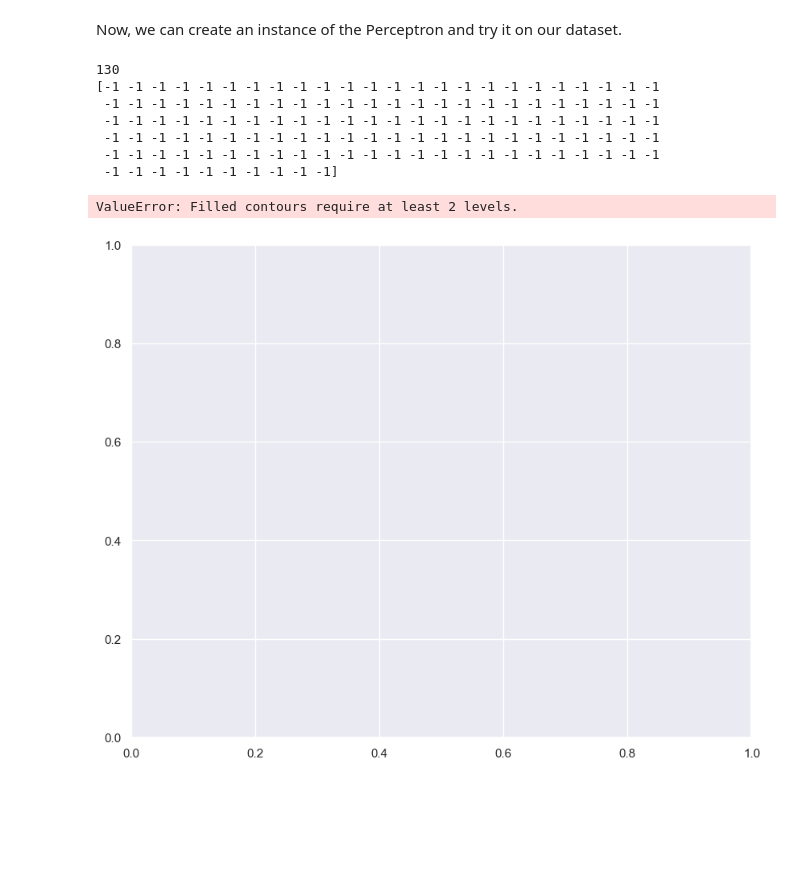
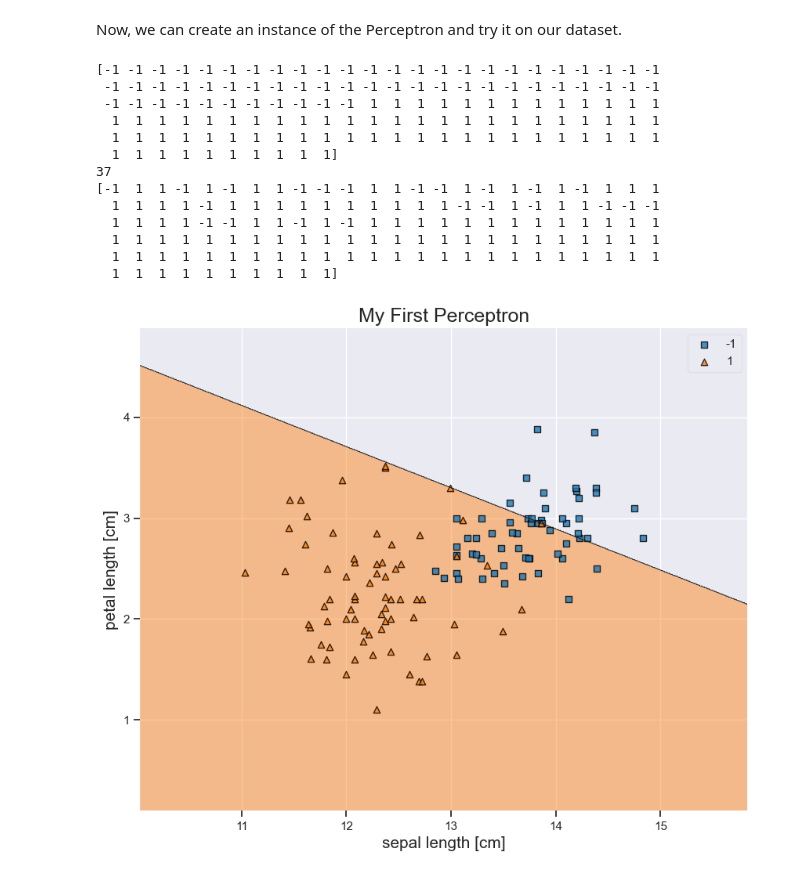
Before and after one commit to kritshan/INDE-577, a Jupyter notebook: Supervised Learning/Perceptron/Perceptron.ipynb, the cells around one changed output. Cells and saved outputs as stored; diff of their text form; code cells hidden in the pictures; blank space fills up the shorter version.

```diff
--- a/Supervised Learning/Perceptron/Perceptron.ipynb
+++ b/Supervised Learning/Perceptron/Perceptron.ipynb
@@ -40,10 +40,9 @@ array([0., 1.])
 # %% [markdown]
 We will focus on two features of the wine dataset in order to show the importance of linearly separable data.
 # %%
-X = wine[['alcohol', 'flavanoids']].values
+X = wine[['alcohol', 'total_phenols']].values
 y = wine['target'].values
-
-print(wine.keys())
+y = np.where(y == 0.0, -1, 1)
 # %% [markdown]
 Now, we can actually implement our perceptron algorithm through a python class. This class will hold a scaling value, epochs, weights (including bias), and training errors. It will also include methods for training, inputting data, and making predictions.
 # %%
@@ -67,7 +66,7 @@ class Perceptron(object):
                 if errors == 0:
                     return self
                 else:
-                    return self.errors_.append(errors)
+                    self.errors_.append(errors)
 
         return self
 
@@ -80,7 +79,7 @@ class Perceptron(object):
 Now, we can create an instance of the Perceptron and try it on our dataset.
 # %%
 # Create instance of Perceptron class with 10k epochs
-Percept = Perceptron(epochs = 100_000)
+Percept = Perceptron(epochs = 30_000)
 
 # Train the Perceptron on the training dataset
 Percept.train(X, y)
@@ -88,27 +87,34 @@ Percept.train(X, y)
 # Obtain the predictions
 y_predictions = Percept.predict(X)
 
+print(y)
+
 booleans = ((y == y_predictions))
 
 print(np.sum(booleans == False))
 print(y_predictions)
 # %% [output]
-130
 [-1 -1 -1 -1 -1 -1 -1 -1 -1 -1 -1 -1 -1 -1 -1 -1 -1 -1 -1 -1 -1 -1 -1 -1
  -1 -1 -1 -1 -1 -1 -1 -1 -1 -1 -1 -1 -1 -1 -1 -1 -1 -1 -1 -1 -1 -1 -1 -1
- -1 -1 -1 -1 -1 -1 -1 -1 -1 -1 -1 -1 -1 -1 -1 -1 -1 -1 -1 -1 -1 -1 -1 -1
- -1 -1 -1 -1 -1 -1 -1 -1 -1 -1 -1 -1 -1 -1 -1 -1 -1 -1 -1 -1 -1 -1 -1 -1
- -1 -1 -1 -1 -1 -1 -1 -1 -1 -1 -1 -1 -1 -1 -1 -1 -1 -1 -1 -1 -1 -1 -1 -1
- -1 -1 -1 -1 -1 -1 -1 -1 -1 -1]
+ -1 -1 -1 -1 -1 -1 -1 -1 -1 -1 -1  1  1  1  1  1  1  1  1  1  1  1  1  1
+  1  1  1  1  1  1  1  1  1  1  1  1  1  1  1  1  1  1  1  1  1  1  1  1
+  1  1  1  1  1  1  1  1  1  1  1  1  1  1  1  1  1  1  1  1  1  1  1  1
+  1  1  1  1  1  1  1  1  1  1]
+37
+[-1  1  1 -1  1 -1  1  1 -1 -1 -1  1  1 -1 -1  1 -1  1 -1  1 -1  1  1  1
+  1  1  1  1 -1  1  1  1  1  1  1  1  1  1  1 -1 -1  1 -1  1  1 -1 -1 -1
+  1  1  1  1 -1 -1  1  1 -1  1 -1  1  1  1  1  1  1  1  1  1  1  1  1  1
+  1  1  1  1  1  1  1  1  1  1  1  1  1  1  1  1  1  1  1  1  1  1  1  1
+  1  1  1  1  1  1  1  1  1  1  1  1  1  1  1  1  1  1  1  1  1  1  1  1
+  1  1  1  1  1  1  1  1  1  1]
 # %%
 from mlxtend.plotting import plot_decision_regions
 
 plt.figure(figsize = (10, 8))
-plot_decision_regions(X, y.astype('int'), clf = Percept)
+plot_decision_regions(X, y, clf = Percept)
 plt.title("My First Perceptron", fontsize = 18)
 plt.xlabel("sepal length [cm]", fontsize = 15)
 plt.ylabel("petal length [cm]", fontsize = 15)
 plt.show()
 # %% [output]
-ValueError: Filled contours require at least 2 levels.
-[figure, old version]
+[figure, new version]
```
Also changed, not shown: parts of 1 cell of this notebook.
